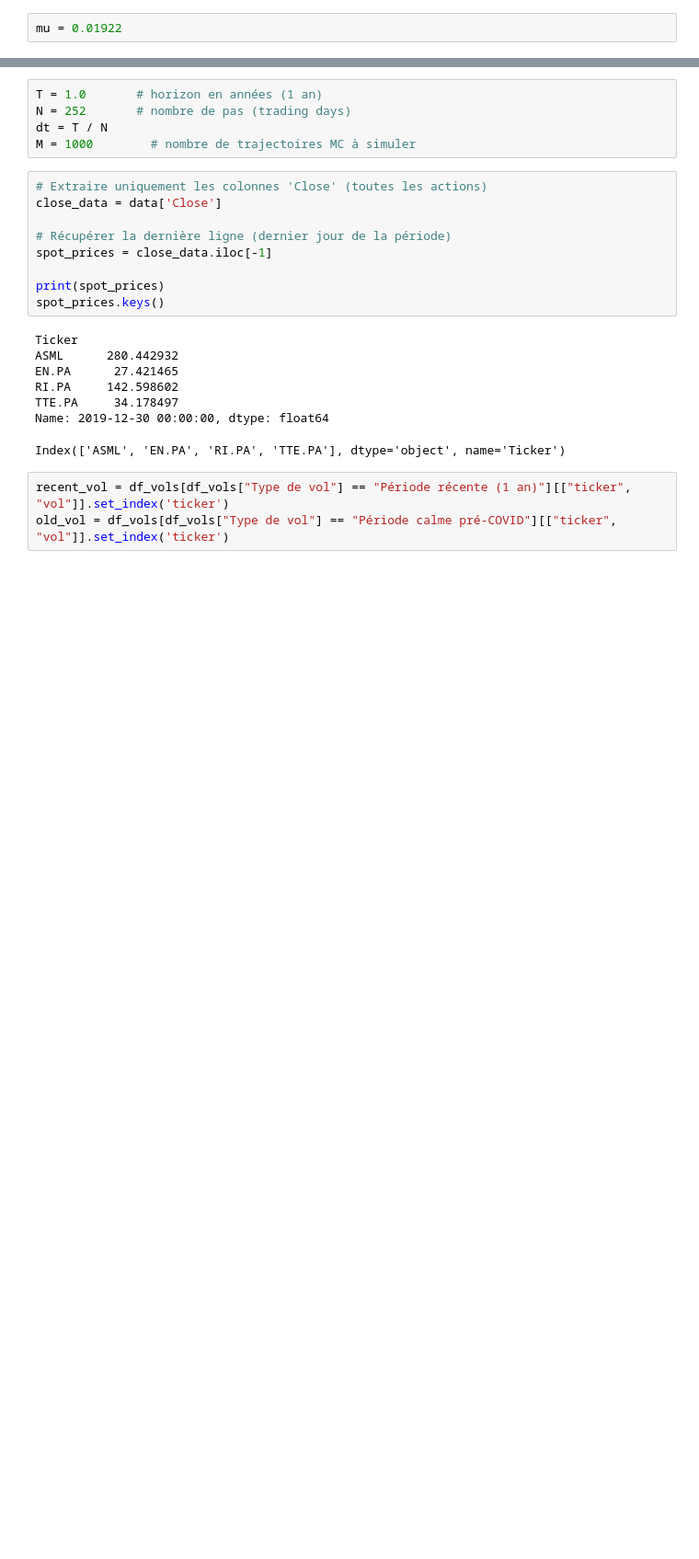
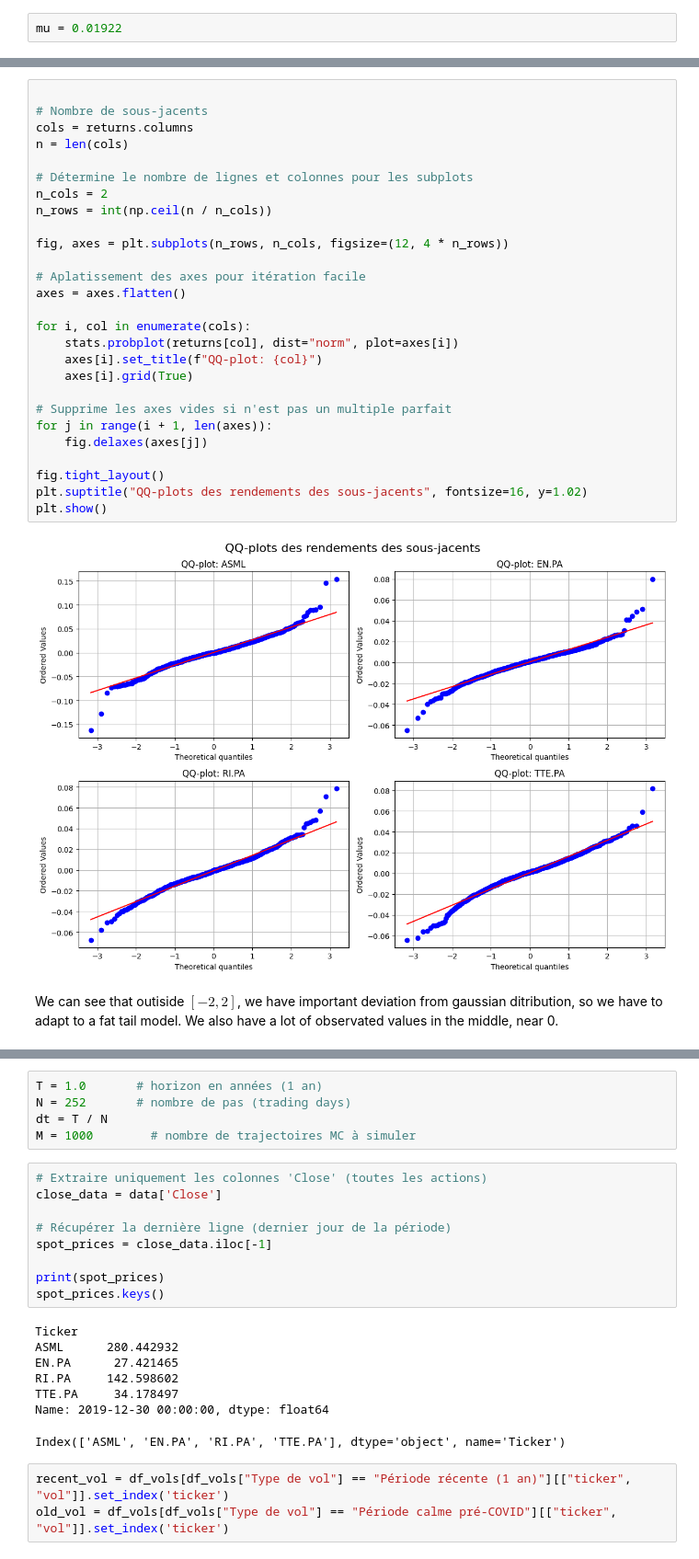
Before and after one commit to Pocame/Financial-Engineering-KEIO, a Jupyter notebook: code.ipynb, the cells around one changed output, grey strips where cells are left out. Shown at 92% size. Drawn from its saved outputs; the diff is of its cells as text; blank space fills up the shorter version.

```diff
--- a/code.ipynb
+++ b/code.ipynb
@@ -372,0 +415,31 @@ mu = 0.01922
+# %%
+
+# Nombre de sous-jacents
+cols = returns.columns
+n = len(cols)
+
+# Détermine le nombre de lignes et colonnes pour les subplots
+n_cols = 2
+n_rows = int(np.ceil(n / n_cols))
+
+fig, axes = plt.subplots(n_rows, n_cols, figsize=(12, 4 * n_rows))
+
+# Aplatissement des axes pour itération facile
+axes = axes.flatten()
+
+for i, col in enumerate(cols):
+    stats.probplot(returns[col], dist="norm", plot=axes[i])
+    axes[i].set_title(f"QQ-plot: {col}")
+    axes[i].grid(True)
+
+# Supprime les axes vides si n'est pas un multiple parfait
+for j in range(i + 1, len(axes)):
+    fig.delaxes(axes[j])
+
+fig.tight_layout()
+plt.suptitle("QQ-plots des rendements des sous-jacents", fontsize=16, y=1.02)
+plt.show()
+# %% [output]
+[figure, added]
+# %% [markdown]
+We can see that outiside $[-2,2]$, we have important deviation from gaussian ditribution, so we have to adapt to a fat tail model. We also have a lot of observated values in the middle, near 0.
```
Also changed, not shown: parts of 20 cells of this notebook.
